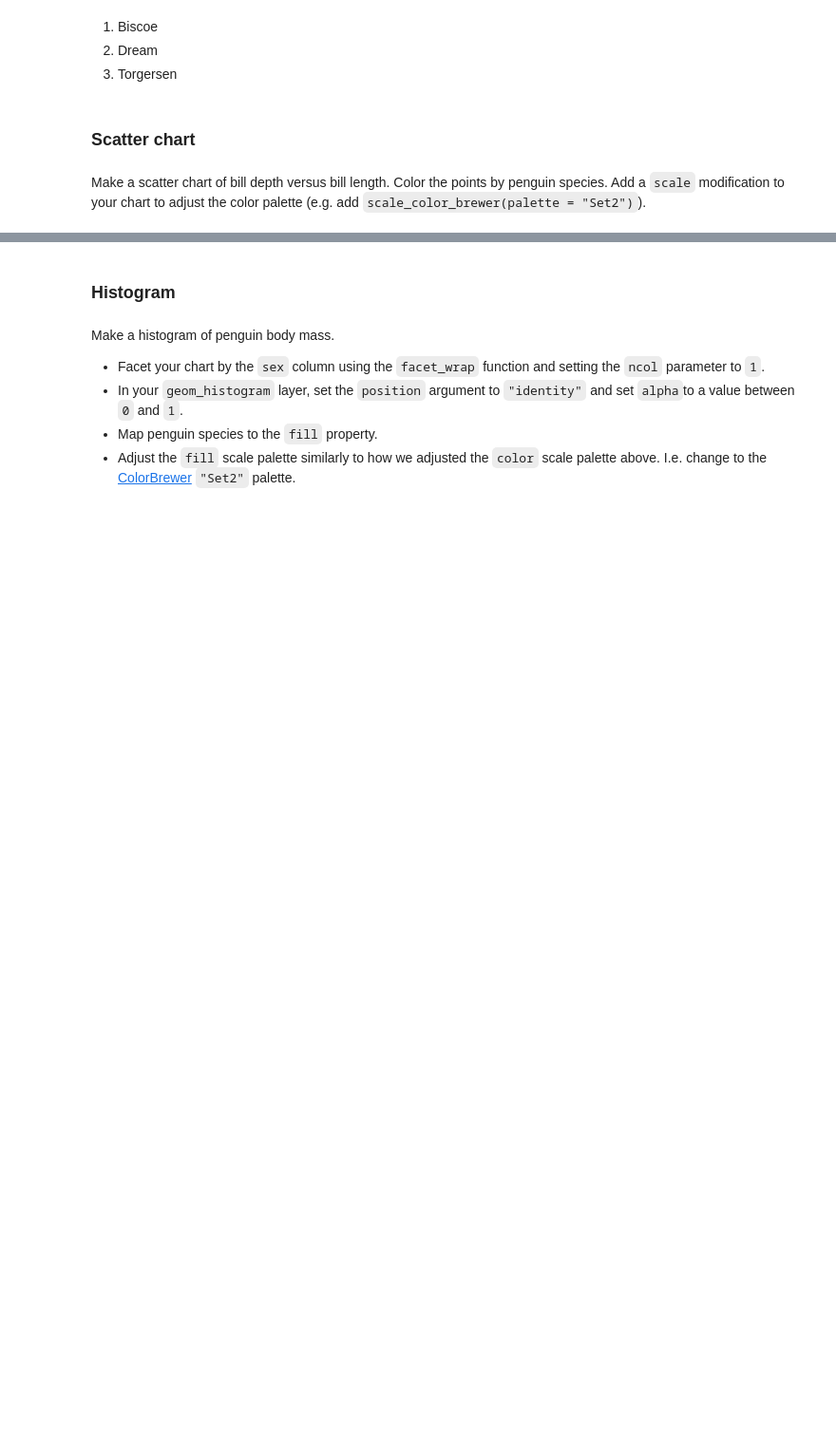
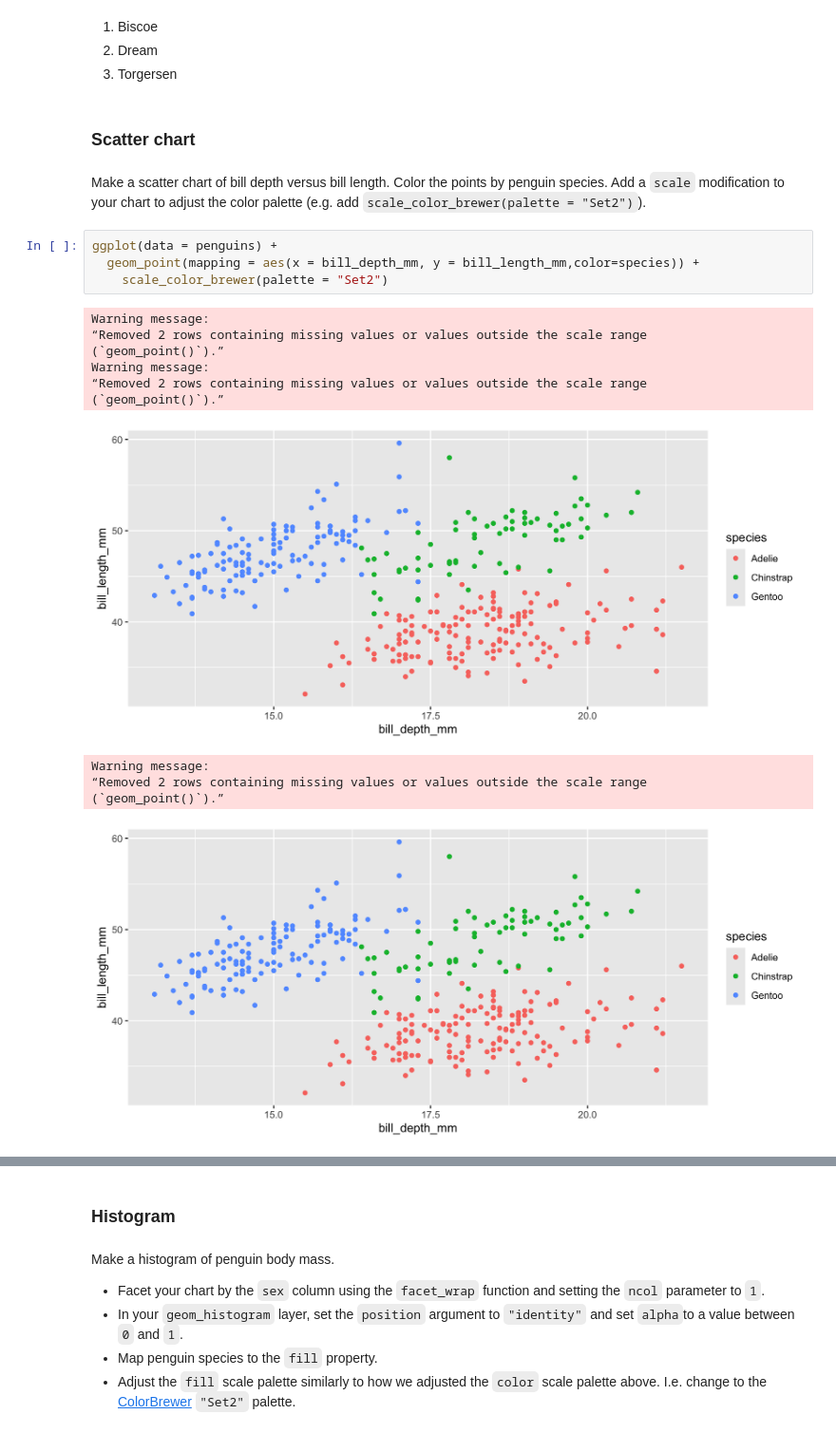
Before and after one commit to UNC-DATA-730/unit-2-assignment-dameyer, a Jupyter notebook: assignment2.ipynb, the cells around one changed output, grey strips where cells are left out. Shown at 95% size. Drawn from its saved outputs; the diff is of its cells as text; blank space fills up the shorter version.

Commit message:
scatter chart

```diff
--- a/assignment2.ipynb
+++ b/assignment2.ipynb
@@ -65,3 +65,19 @@ ggplot( data=penguins,mapping = aes(y = species)) +
 ### Scatter chart
 # %% [markdown]
 Make a scatter chart of bill depth versus bill length. Color the points by penguin species. Add a `scale` modification to your chart to adjust the color palette (e.g. add `scale_color_brewer(palette = "Set2")`).
+# %%
+ggplot(data = penguins) +
+  geom_point(mapping = aes(x = bill_depth_mm, y = bill_length_mm,color=species)) +
+    scale_color_brewer(palette = "Set2")
+# %% [output]
+Warning message:
+“Removed 2 rows containing missing values or values outside the scale range
+(`geom_point()`).”
+Warning message:
+“Removed 2 rows containing missing values or values outside the scale range
+(`geom_point()`).”
+[figure, added]
+Warning message:
+“Removed 2 rows containing missing values or values outside the scale range
+(`geom_point()`).”
+[figure, added]
```
Also changed, not shown: parts of 1 cell of this notebook, 1 other file.
